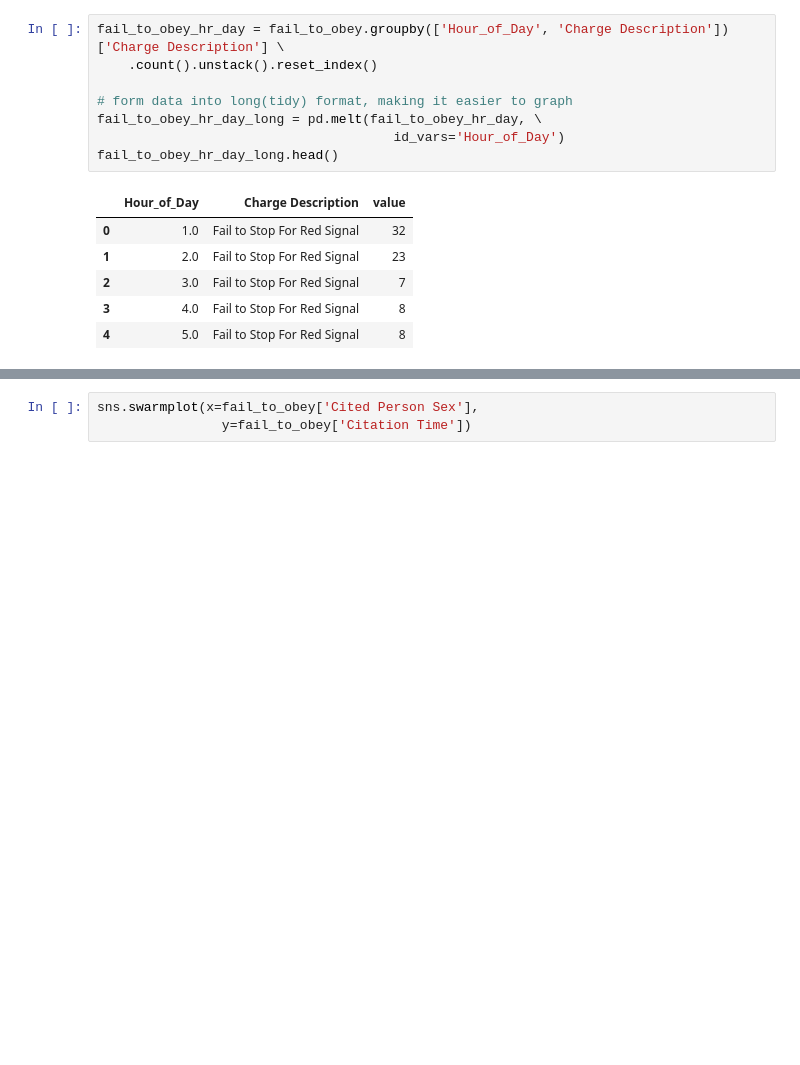
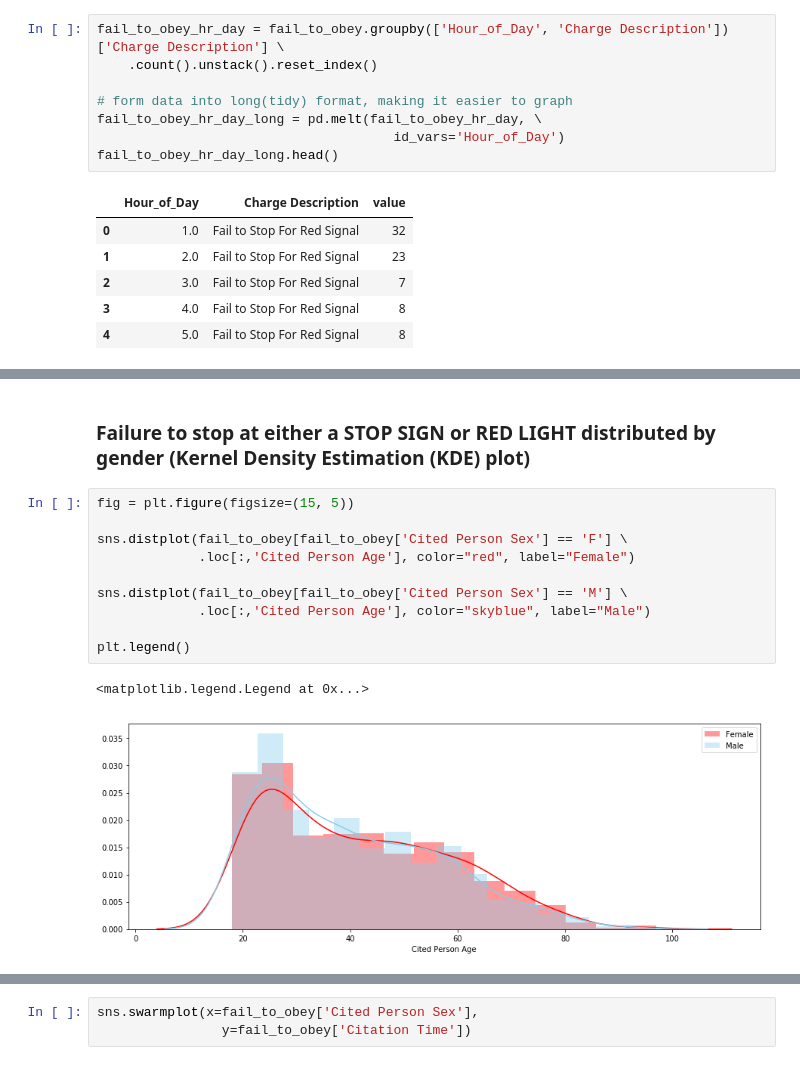
Before and after one commit to mrkjhsn/City-of-Scottsdale-Citations, a Jupyter notebook: Failure_To_Stop_Visualization.ipynb, the cells around one changed output, grey strips where cells are left out. Drawn from its saved outputs; the diff is of its cells as text; blank space fills up the shorter version.

```diff
--- a/Failure_To_Stop_Visualization.ipynb
+++ b/Failure_To_Stop_Visualization.ipynb
@@ -75,0 +108,15 @@ ax.xaxis.set_major_locator(ticker.MultipleLocator())
+# %% [markdown]
+### Failure to stop at either a STOP SIGN or RED LIGHT distributed by gender (Kernel Density Estimation (KDE) plot)
+# %%
+fig = plt.figure(figsize=(15, 5))
+
+sns.distplot(fail_to_obey[fail_to_obey['Cited Person Sex'] == 'F'] \
+             .loc[:,'Cited Person Age'], color="red", label="Female")
+
+sns.distplot(fail_to_obey[fail_to_obey['Cited Person Sex'] == 'M'] \
+             .loc[:,'Cited Person Age'], color="skyblue", label="Male")
+
+plt.legend()
+# %% [output]
+<matplotlib.legend.Legend at 0x...>
+[figure, added]
```
Also changed, not shown: parts of 11 cells of this notebook.
